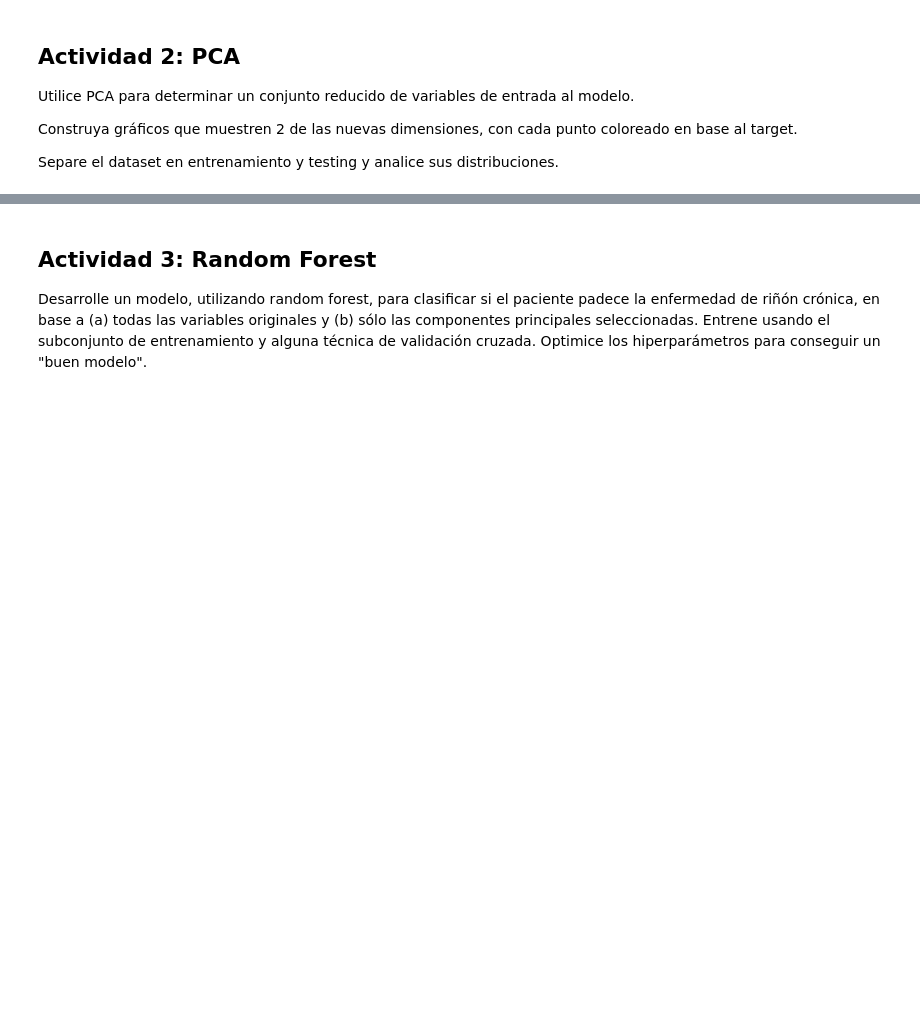
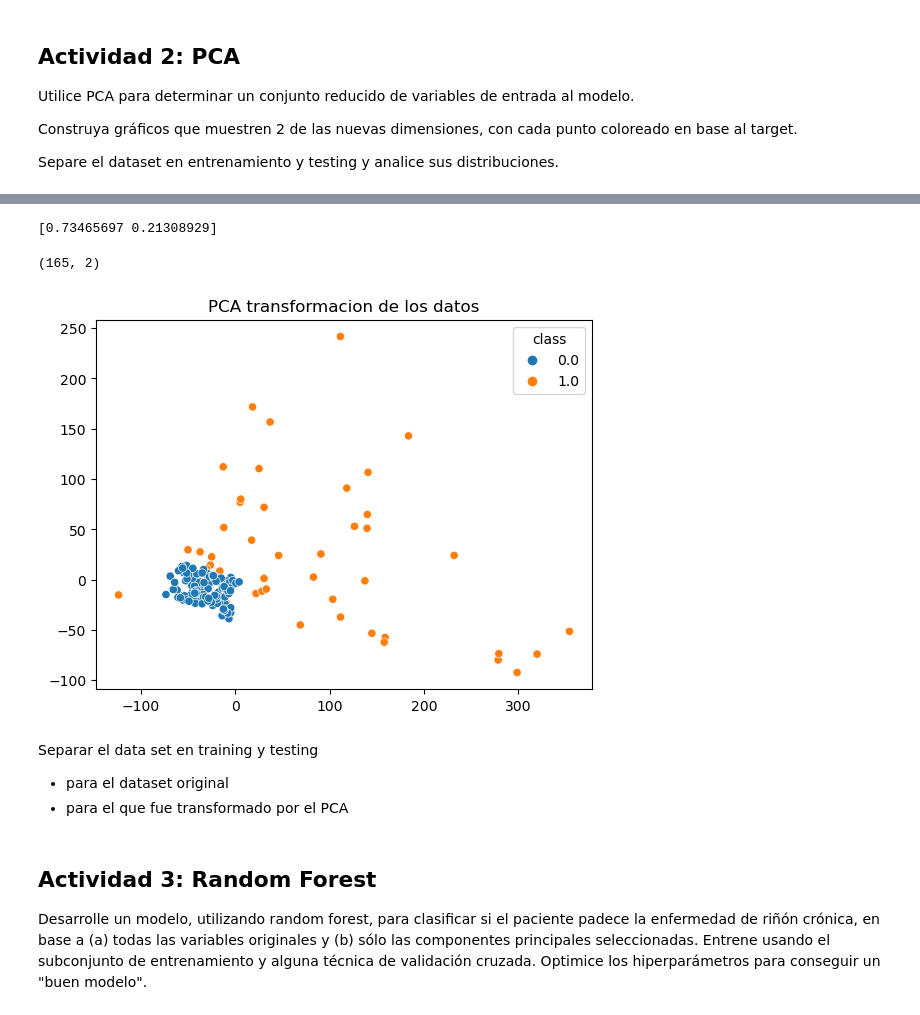
Before and after one commit to fbientrigo/machine-learning, a Jupyter notebook: Curso IA/0502 - trabajo 3/Trabajo3_20230503.ipynb, the cells around one changed output, grey strips where cells are left out. Cells and saved outputs as stored; diff of their text form; code cells hidden in the pictures; blank space fills up the shorter version.

```diff
--- a/Curso IA/0502 - trabajo 3/Trabajo3_20230503.ipynb
+++ b/Curso IA/0502 - trabajo 3/Trabajo3_20230503.ipynb
@@ -214,0 +311,5 @@ Separe el dataset en entrenamiento y testing y analice sus distribuciones.
+# %%
+# eliminar las columnas mas problematicas y luego las filas
+# nos evita perder datos, pero perdiendo información total
+df = df.drop(columns=['rbc','rbcc', 'wbcc']).dropna(axis=0)
+df.shape
@@ -214,0 +323,28 @@ Separe el dataset en entrenamiento y testing y analice sus distribuciones.
+# %%
+features = df.iloc[:,:-1]
+targets = df.iloc[:,-1]
+# %%
+X = np.array(features)
+
+pca = PCA(n_components=2)
+pca.fit(X)
+
+print(pca.explained_variance_ratio_)
+# %% [output]
+[0.73465697 0.21308929]
+# %%
+# convertimos así los datos a una versión reducida
+X = pca.transform(X)
+X.shape
+# %% [output]
+(165, 2)
+# %%
+sns.scatterplot(x=X[:,0],y=X[:,1], hue=targets)
+plt.title('PCA transformacion de los datos')
+plt.show()
+# %% [output]
+[figure, added]
+# %% [markdown]
+Separar el data set en training y testing
+- para el dataset original
+- para el que fue transformado por el PCA
```
Also changed, not shown: parts of 25 cells of this notebook, 1 other file.
